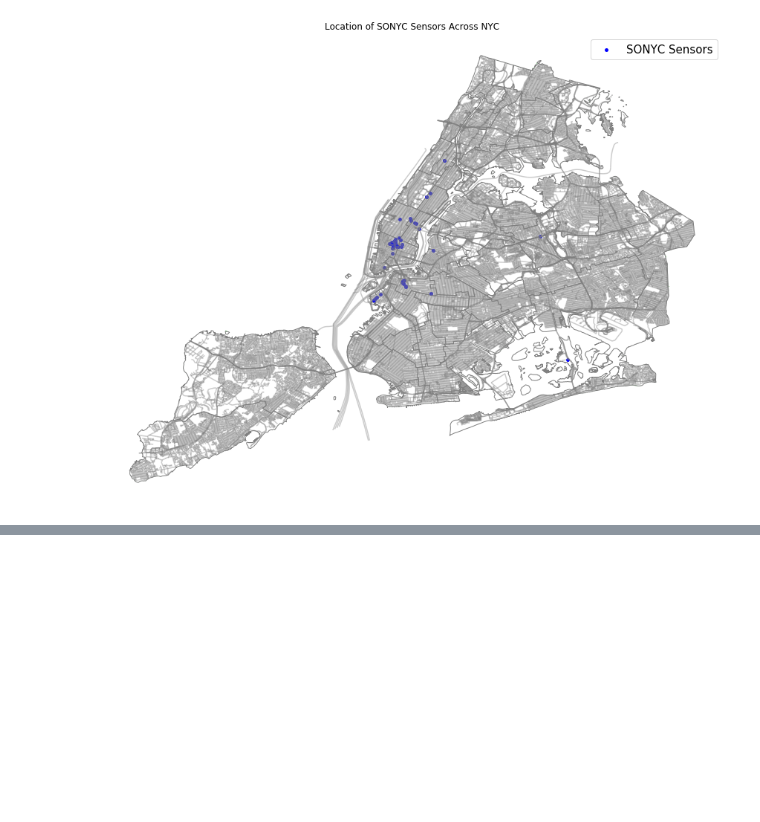
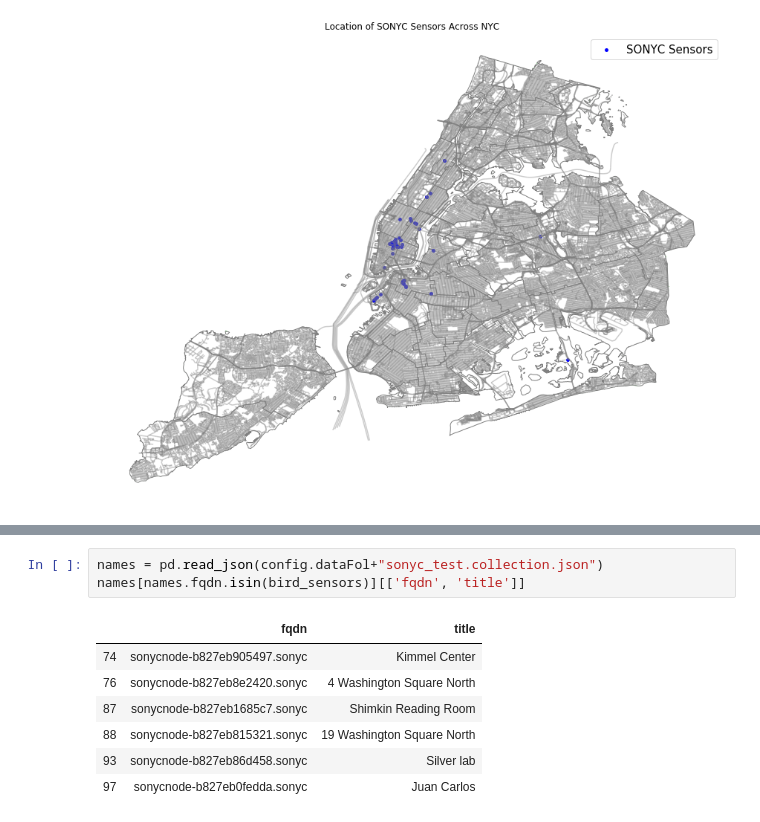
Before and after one commit to meiguan/urban_birds, a Jupyter notebook: explore/mapping_spl_sensors.ipynb, the cells around one changed output, grey strips where cells are left out. Saved outputs shown, nothing was run; the diff lists cells and outputs as text; blank space fills up the shorter version.

```diff
--- a/explore/mapping_spl_sensors.ipynb
+++ b/explore/mapping_spl_sensors.ipynb
@@ -157,0 +160,11 @@ plt.savefig('washington_square_park_locations.png')
+# %%
+names = pd.read_json(config.dataFol+"sonyc_test.collection.json")
+names[names.fqdn.isin(bird_sensors)][['fqdn', 'title']]
+# %% [output]
+|  | fqdn | title |
+| 74 | sonycnode-b827eb905497.sonyc | Kimmel Center |
+| 76 | sonycnode-b827eb8e2420.sonyc | 4 Washington Square North |
+| 87 | sonycnode-b827eb1685c7.sonyc | Shimkin Reading Room |
+| 88 | sonycnode-b827eb815321.sonyc | 19 Washington Square North |
+| 93 | sonycnode-b827eb86d458.sonyc | Silver lab |
+| 97 | sonycnode-b827eb0fedda.sonyc | Juan Carlos |
```
Also changed, not shown: parts of 1 cell of this notebook, 2 other files.
